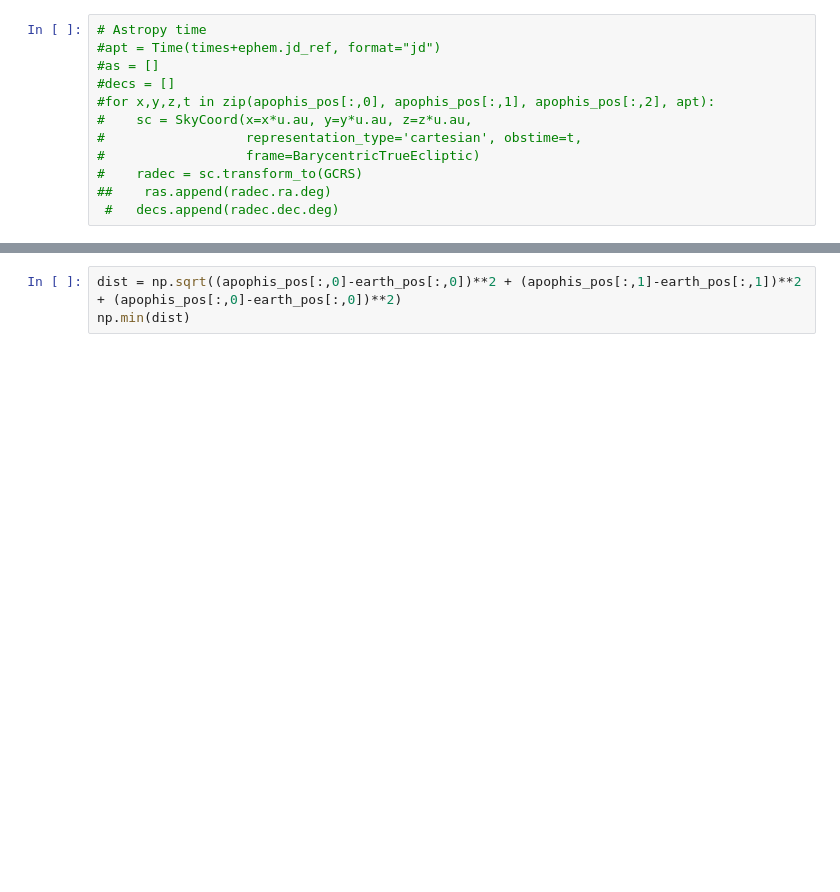
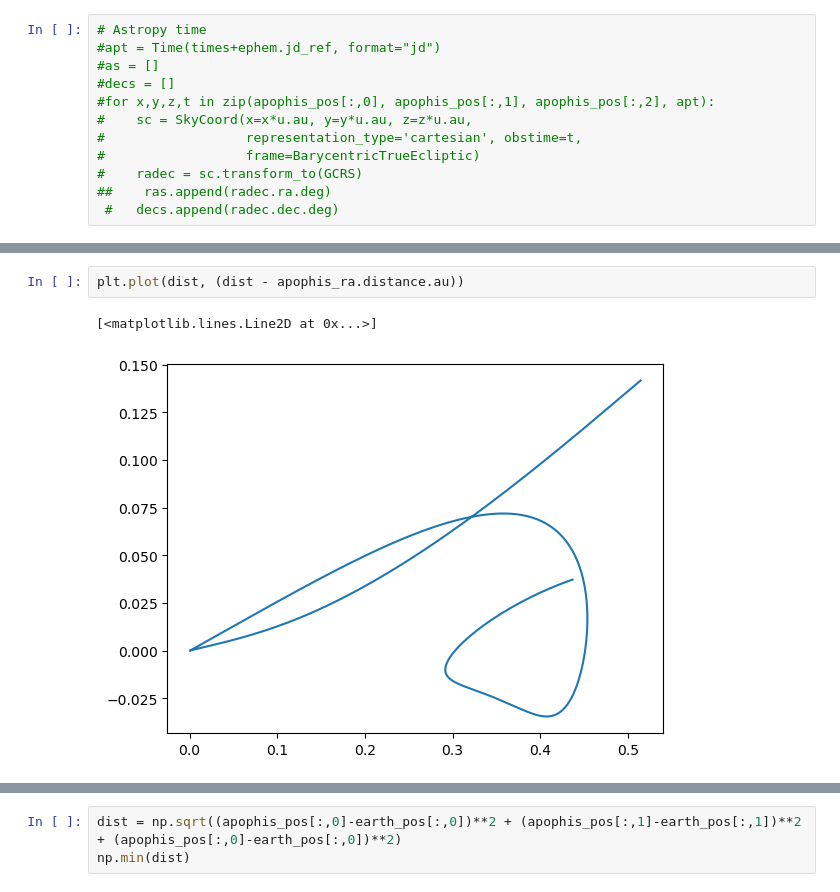
Before and after one commit to yoachim/25_scratch, a Jupyter notebook: assist/Apophis.ipynb, the cells around one changed output, grey strips where cells are left out. Drawn from its saved outputs; the diff is of its cells as text; blank space fills up the shorter version.

```diff
--- a/assist/Apophis.ipynb
+++ b/assist/Apophis.ipynb
@@ -141,3 +150,8 @@ cb.set_label("Distance (AU)")
+# %%
+plt.plot(dist, (dist - apophis_ra.distance.au))
+# %% [output]
+[<matplotlib.lines.Line2D at 0x...>]
+[figure, added]
 # %%
 apophis_ra.distance.min(),
 # %% [output]
```
Also changed, not shown: parts of 6 cells of this notebook, 2 other files.
